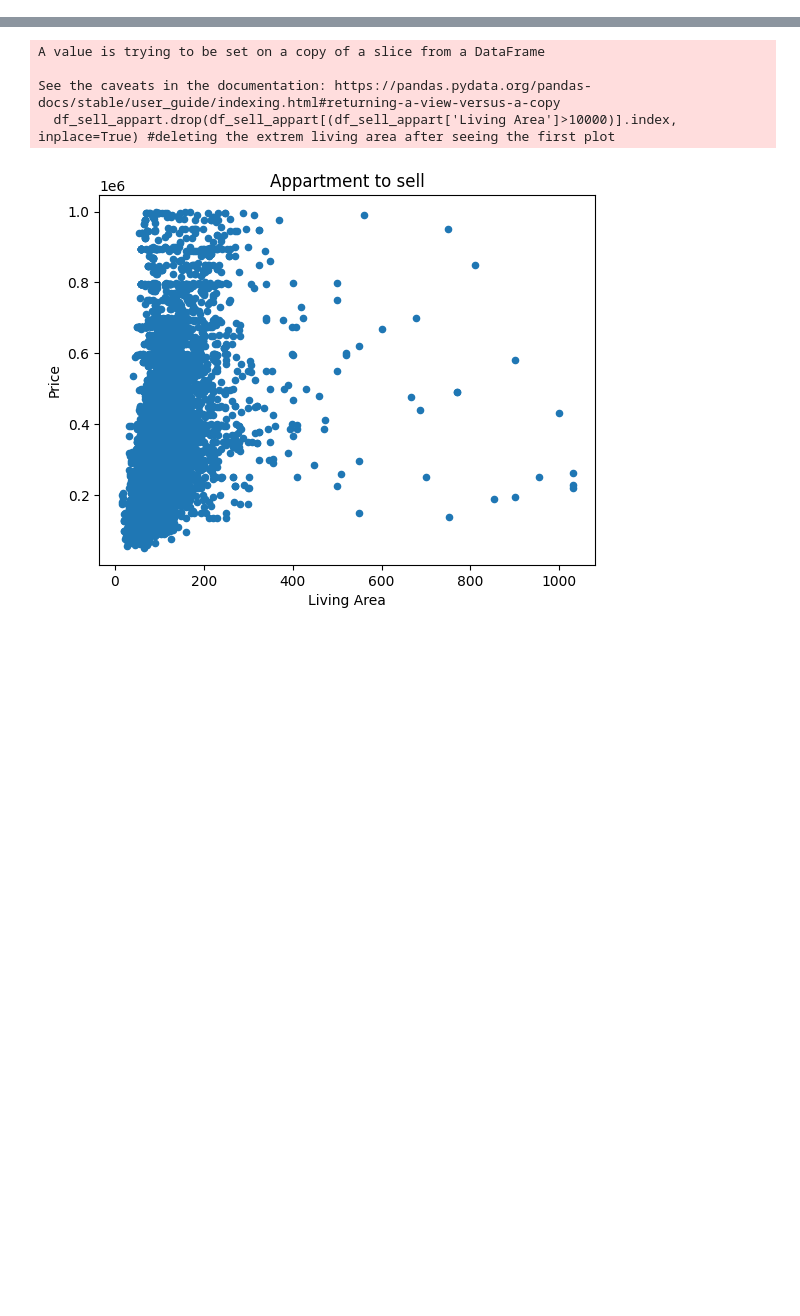
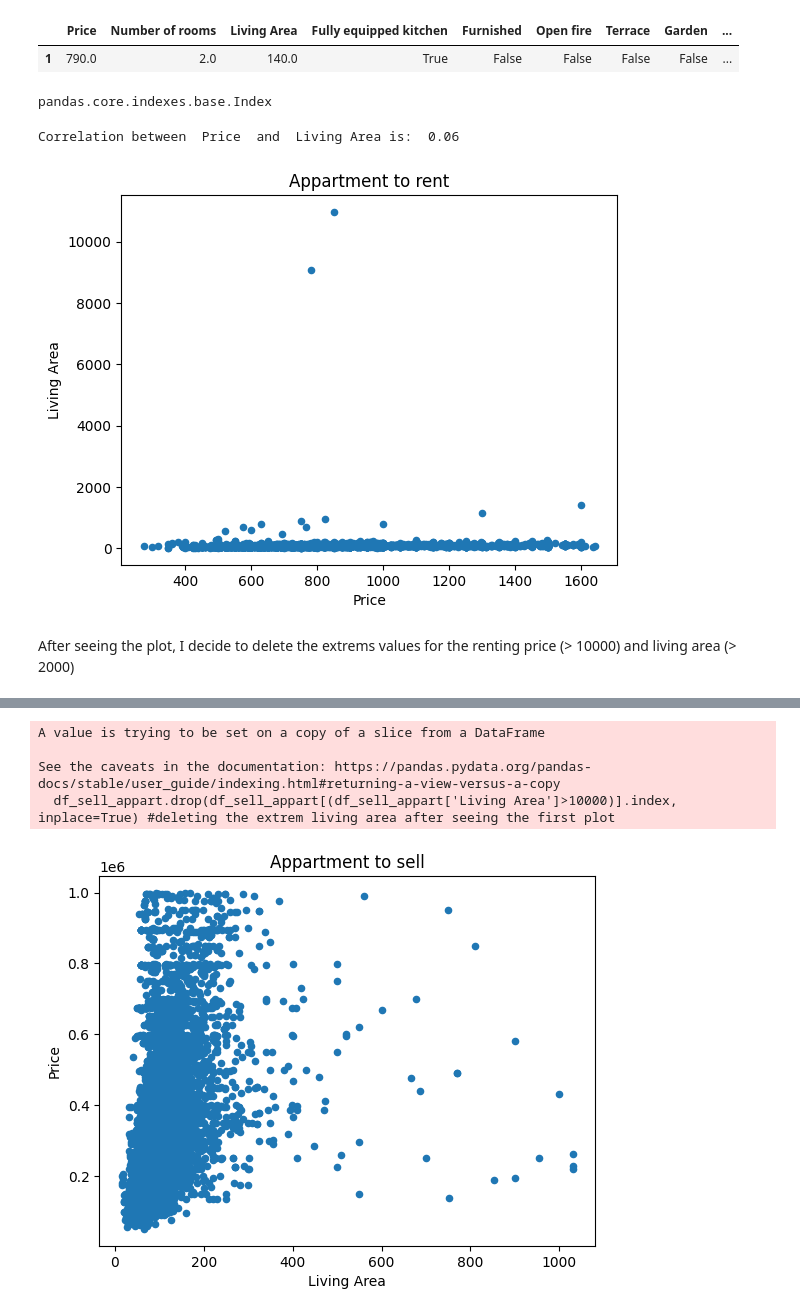
Before and after one commit to vdbromain/real-estate-price-prediction, a Jupyter notebook: data_analysis/Second_Week.ipynb, the cells around one changed output, grey strips where cells are left out. Saved outputs shown, nothing was run; the diff lists cells and outputs as text; code cells hidden in the pictures; blank space fills up the shorter version.

```diff
--- a/data_analysis/Second_Week.ipynb
+++ b/data_analysis/Second_Week.ipynb
@@ -185,24 +129,0 @@ There are 15 columns in our database named df_sell_house
-# %%
-#What is the correlation between the variables and the price ? (Why might that be?)
-
-#Renting appartements
-
-#Correlation between Price and Living Area for renting appartments
-col1, col2 = "Price", "Living Area"
-corr = df_rent_appart[col1].corr(df_rent_appart[col2])
-print("Correlation between ", col1, " and ", col2, "is: ", round(corr, 2))
-
-#Correlation between Price and Numbers of rooms for renting appartments
-col3 = "Number of rooms"
-corr = df_rent_appart[col1].corr(df_rent_appart[col3])
-print("Correlation between ", col1, " and ", col3, "is: ", round(corr, 2))
-
-#Correlation between Price and Price by square m for renting appartments
-col4 = "Price by squared m"
-corr = df_rent_appart[col1].corr(df_rent_appart[col4])
-print("Correlation between ", col1, " and ", col4, "is: ", round(corr, 2))
-
-#Correlation between Price and Price by bedroom m for renting appartments
-col5 = "Price by bedroom"
-corr = df_rent_appart[col1].corr(df_rent_appart[col5])
-print("Correlation between ", col1, " and ", col5, "is: ", round(corr, 2))
@@ -213,0 +144,5 @@ Correlation between  Price  and  Price by bedroom is:  0.56
+# %%
+df_rent_appart.head(1)
+# %% [output]
+|  | Price | Number of rooms | Living Area | Fully equipped kitchen | Furnished | Open fire | Terrace | Garden | ... |
+| 1 | 790.0 | 2.0 | 140.0 | True | False | False | False | False | ... |
@@ -213,0 +178,22 @@ Correlation between  Price  and  Price by bedroom is:  0.56
+# %%
+type(df_rent_appart.columns)
+#df_tested = deleting_outliers(df_rent_appart)
+# %% [output]
+pandas.core.indexes.base.Index
+# %%
+def corr_and_plot(df : pd.core.frame.DataFrame, var_cor_1: str, var_cor_2: str, plot_type: str):
+    """This function calculate the correlation between 2 variables who are the dataframe's column's name and plot them afterwards"""
+    corr = df[var_cor_1].corr(df[var_cor_2])
+    print("Correlation between ", var_cor_1, " and ", var_cor_2, "is: ", round(corr, 2))
+
+    df.plot(x=var_cor_1, y=var_cor_2, kind=plot_type, title="Appartment to rent")
+    plt.show()
+# %%
+#What is the correlation between the variables and the price ? (Why might that be?)
+
+corr_and_plot(df_rent_appart, "Price", "Living Area", "scatter")
+# %% [output]
+Correlation between  Price  and  Living Area is:  0.06
+[figure, added]
+# %% [markdown]
+After seeing the plot, I decide to delete the extrems values for the renting price (> 10000) and living area (> 2000)
```
Also changed, not shown: parts of 25 cells of this notebook, 2 other files.
